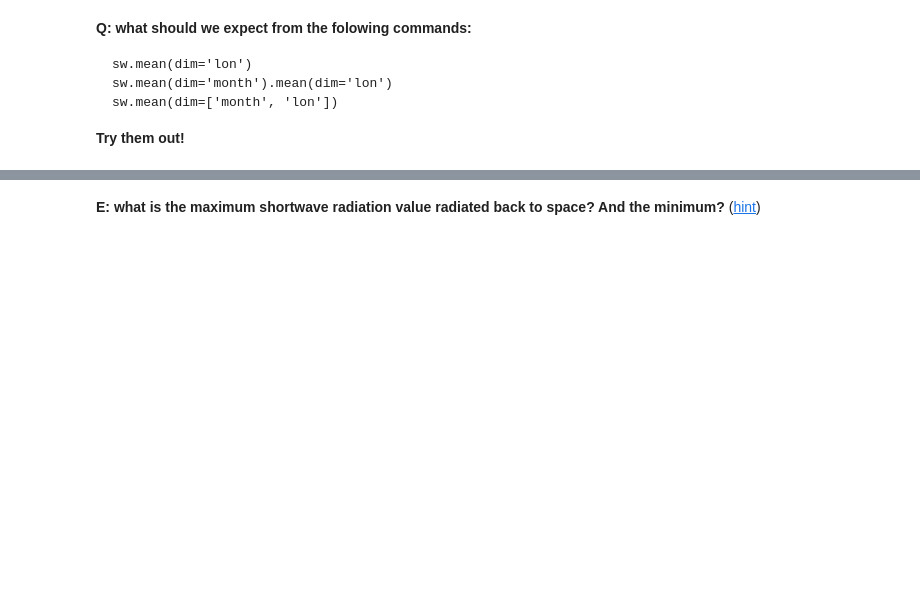
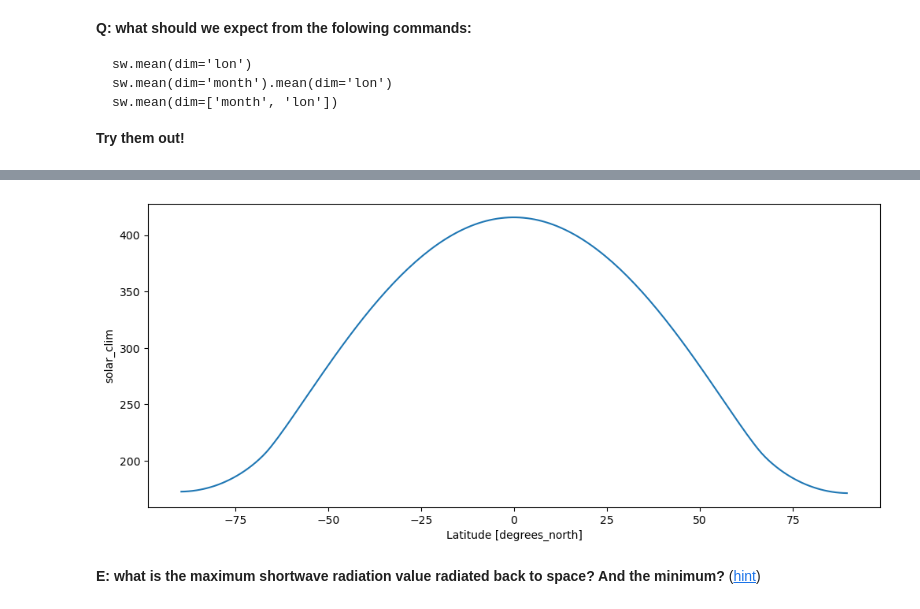
Before and after one commit to fmaussion/climate_practicals_bsc, a Jupyter notebook: book/week_02/01_Lesson_NetCDF_Data.ipynb, the cells around one changed output, grey strips where cells are left out. Saved outputs shown, nothing was run; the diff lists cells and outputs as text; code cells hidden in the pictures; blank space fills up the shorter version.

```diff
--- a/book/week_02/01_Lesson_NetCDF_Data.ipynb
+++ b/book/week_02/01_Lesson_NetCDF_Data.ipynb
@@ -229,3 +267,9 @@ sw.mean().item()
+# %%
+# ds.solar_clim.mean(dim='lon').sel(month=1).plot();
+# ds.solar_clim.mean(dim='lon').sel(month=7).plot();
+ds.solar_clim.mean(dim=['lon', 'month']).plot();
+# %% [output]
+[figure, added]
 # %%
 # Try the commands above. Do they work as expected?
 # %% [markdown]
```
Also changed, not shown: parts of 12 cells of this notebook, 4 other files.
